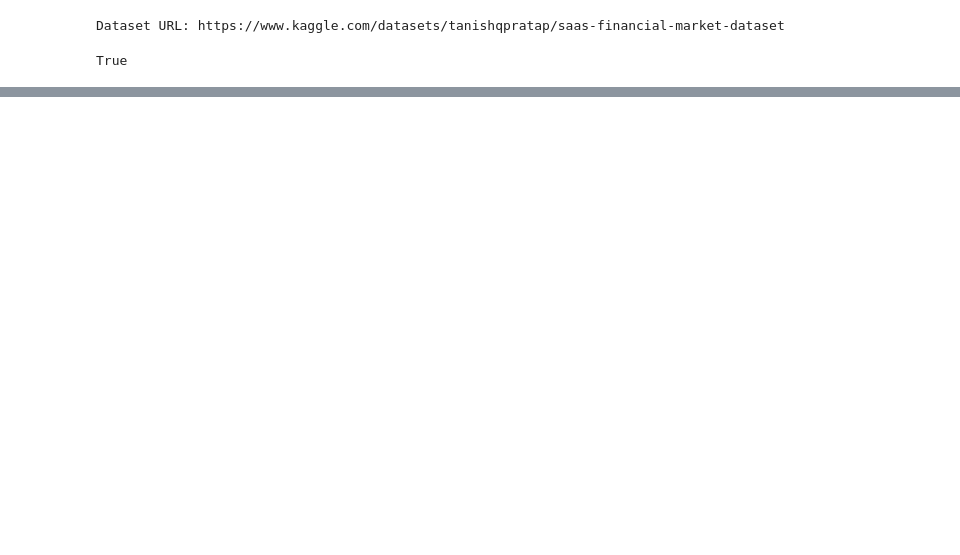
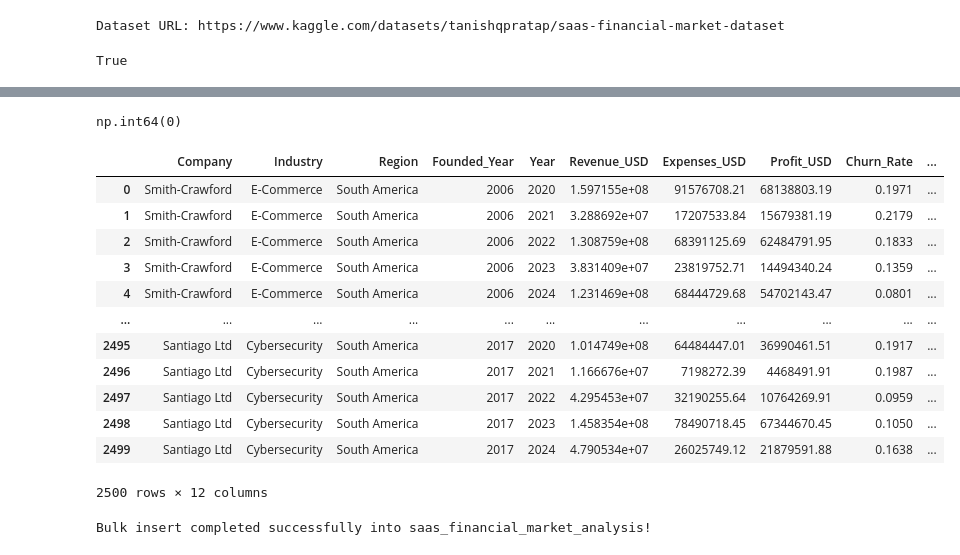
Before and after one commit to ontu001/SAAS-financial-market-analysis, a Jupyter notebook: data_preparetion.ipynb, the cells around one changed output, grey strips where cells are left out. Saved outputs shown, nothing was run; the diff lists cells and outputs as text; code cells hidden in the pictures; blank space fills up the shorter version.

Commit message:
Clean the data and load it into postgree database

```diff
--- a/data_preparetion.ipynb
+++ b/data_preparetion.ipynb
@@ -26,0 +70,4 @@ df.head()
+# %%
+df.duplicated().sum()
+# %% [output]
+np.int64(0)
@@ -26,0 +76,24 @@ df.head()
+# %%
+df.dropna(inplace= True)
+# %%
+df['Company'] = df['Company'].str.strip()
+# %%
+df['Industry'] = df['Industry'].str.strip()
+# %%
+df['Region'] = df['Region'].str.strip()
+# %%
+df
+# %% [output]
+|  | Company | Industry | Region | Founded_Year | Year | Revenue_USD | Expenses_USD | Profit_USD | Churn_Rate | ... |
+| 0 | Smith-Crawford | E-Commerce | South America | 2006 | 2020 | 1.597155e+08 | 91576708.21 | 68138803.19 | 0.1971 | ... |
+| 1 | Smith-Crawford | E-Commerce | South America | 2006 | 2021 | 3.288692e+07 | 17207533.84 | 15679381.19 | 0.2179 | ... |
+| 2 | Smith-Crawford | E-Commerce | South America | 2006 | 2022 | 1.308759e+08 | 68391125.69 | 62484791.95 | 0.1833 | ... |
+| 3 | Smith-Crawford | E-Commerce | South America | 2006 | 2023 | 3.831409e+07 | 23819752.71 | 14494340.24 | 0.1359 | ... |
+| 4 | Smith-Crawford | E-Commerce | South America | 2006 | 2024 | 1.231469e+08 | 68444729.68 | 54702143.47 | 0.0801 | ... |
+| ... | ... | ... | ... | ... | ... | ... | ... | ... | ... | ... |
+| 2495 | Santiago Ltd | Cybersecurity | South America | 2017 | 2020 | 1.014749e+08 | 64484447.01 | 36990461.51 | 0.1917 | ... |
+| 2496 | Santiago Ltd | Cybersecurity | South America | 2017 | 2021 | 1.166676e+07 | 7198272.39 | 4468491.91 | 0.1987 | ... |
+| 2497 | Santiago Ltd | Cybersecurity | South America | 2017 | 2022 | 4.295453e+07 | 32190255.64 | 10764269.91 | 0.0959 | ... |
+| 2498 | Santiago Ltd | Cybersecurity | South America | 2017 | 2023 | 1.458354e+08 | 78490718.45 | 67344670.45 | 0.1050 | ... |
+| 2499 | Santiago Ltd | Cybersecurity | South America | 2017 | 2024 | 4.790534e+07 | 26025749.12 | 21879591.88 | 0.1638 | ... |
+2500 rows × 12 columns
@@ -26,0 +102,36 @@ df.head()
+# %%
+import psycopg2
+
+# Connect to PostgreSQL
+conn = psycopg2.connect(
+    host="127.0.0.1",
+    port=5432,
+    dbname="saas_financial_market_analysis",
+    user="postgres",
+    password="xyz"
+)
+cursor = conn.cursor()
+
+# Define the INSERT statement (12 columns, no id)
+sql = """
+INSERT INTO saas_financial_market_analysis (
+    Company, Industry, Region, Founded_Year, Year,
+    Revenue_USD, Expenses_USD, Profit_USD,
+    Churn_Rate, Customer_Count, ARPU_USD, Market_Share_Percent
+) VALUES (%s, %s, %s, %s, %s, %s, %s, %s, %s, %s, %s, %s)
+"""
+
+# Convert DataFrame to list of tuples
+data = [tuple(row) for row in df.itertuples(index=False)]
+
+# Bulk insert
+cursor.executemany(sql, data)
+
+
+conn.commit()
+cursor.close()
+conn.close()
+
+print("Bulk insert completed successfully into saas_financial_market_analysis!")
+# %% [output]
+Bulk insert completed successfully into saas_financial_market_analysis!
```
Also changed, not shown: parts of 7 cells of this notebook, 1 other file.
